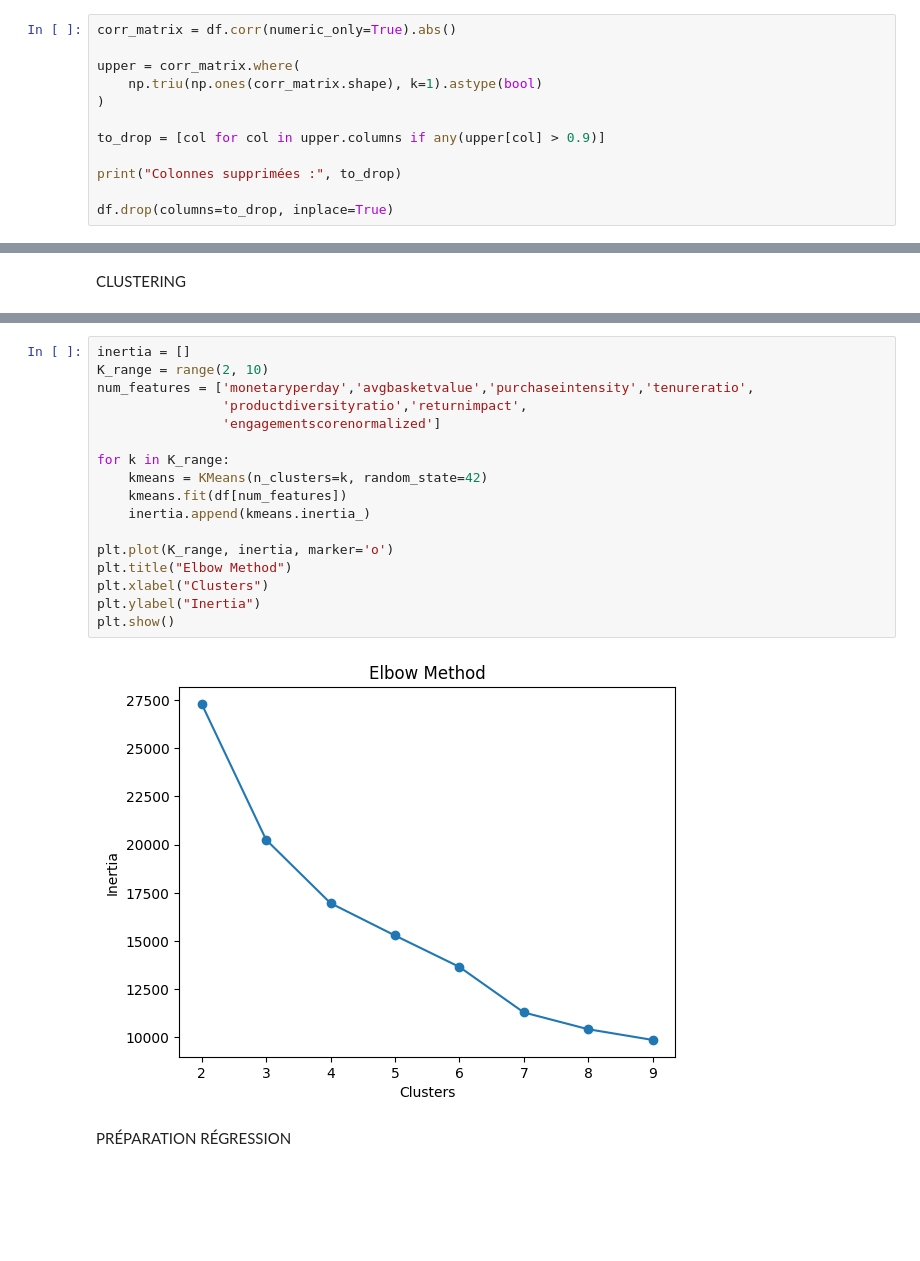
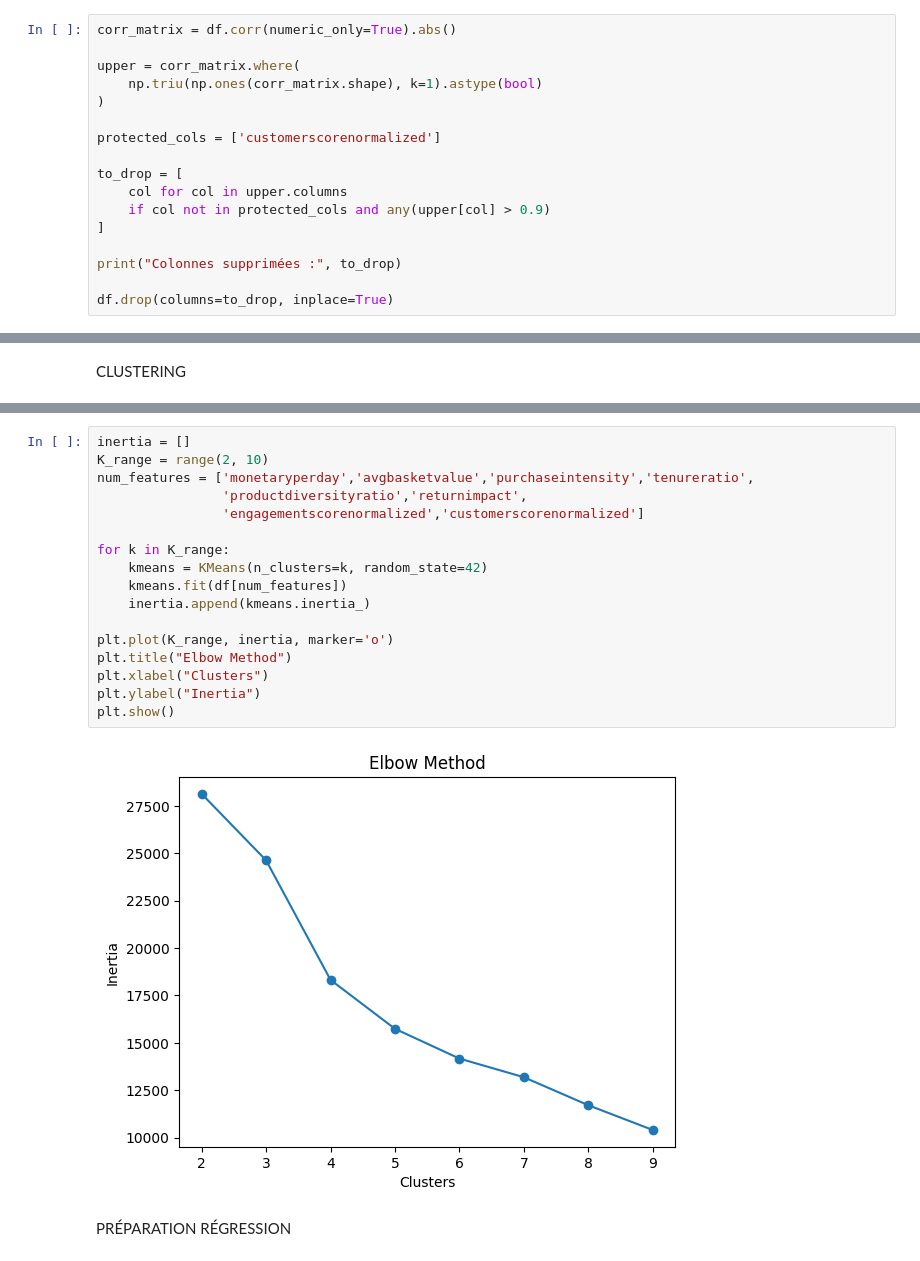
Before and after one commit to ram03roum/projetML, a Jupyter notebook: notebooks/03_feature_engeneering.ipynb, the cells around one changed output, grey strips where cells are left out. Saved outputs shown, nothing was run; the diff lists cells and outputs as text; blank space fills up the shorter version.

```diff
--- a/notebooks/03_feature_engeneering.ipynb
+++ b/notebooks/03_feature_engeneering.ipynb
@@ -349,7 +349,12 @@ upper = corr_matrix.where(
     np.triu(np.ones(corr_matrix.shape), k=1).astype(bool)
 )
 
-to_drop = [col for col in upper.columns if any(upper[col] > 0.9)]
+protected_cols = ['customerscorenormalized']
+
+to_drop = [
+    col for col in upper.columns
+    if col not in protected_cols and any(upper[col] > 0.9)
+]
 
 print("Colonnes supprimées :", to_drop)
 
@@ -375,22 +384,22 @@ Colonnes dispo : Index(['customerid', 'recency', 'frequency', 'monetarytotal', '
 # %%
 inertia = []
 K_range = range(2, 10)
 num_features = ['monetaryperday','avgbasketvalue','purchaseintensity','tenureratio',
                 'productdiversityratio','returnimpact',
-                'engagementscorenormalized']
+                'engagementscorenormalized','customerscorenormalized']
 
 for k in K_range:
     kmeans = KMeans(n_clusters=k, random_state=42)
     kmeans.fit(df[num_features])
     inertia.append(kmeans.inertia_)
 
 plt.plot(K_range, inertia, marker='o')
 plt.title("Elbow Method")
 plt.xlabel("Clusters")
 plt.ylabel("Inertia")
 plt.show()
 # %% [output]
-[figure, old version]
+[figure, new version]
 # %% [markdown]
 PRÉPARATION RÉGRESSION
 # %%
```
Also changed, not shown: parts of 4 cells of this notebook, 16 other files.
